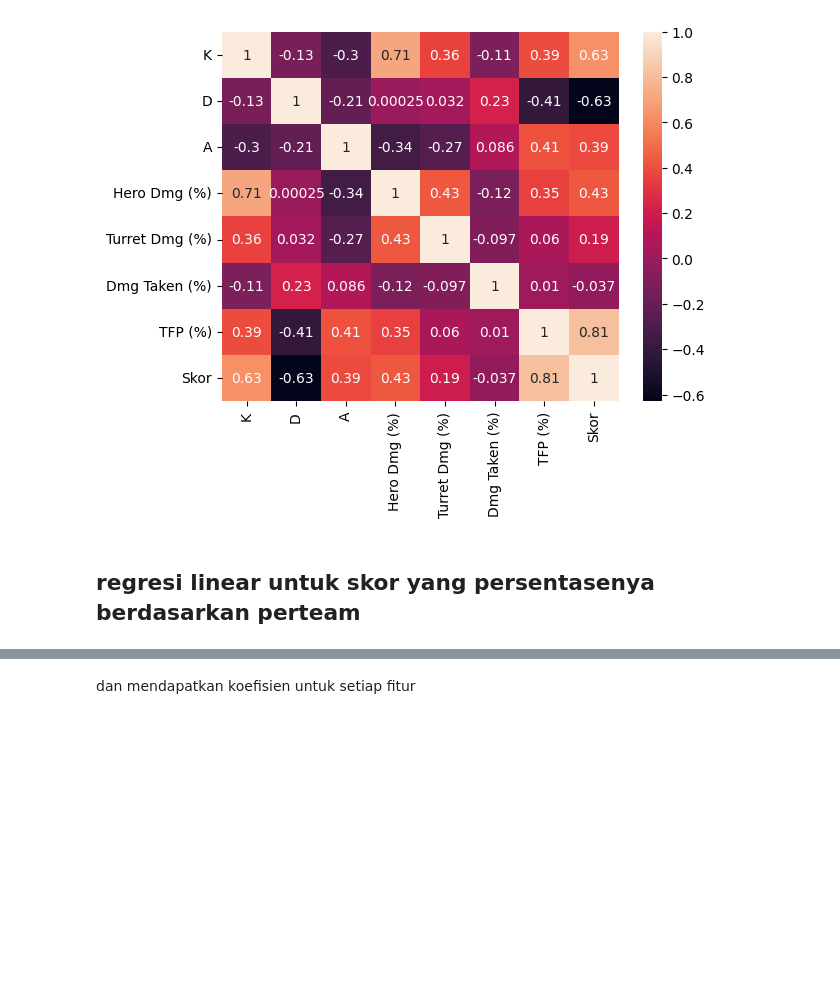
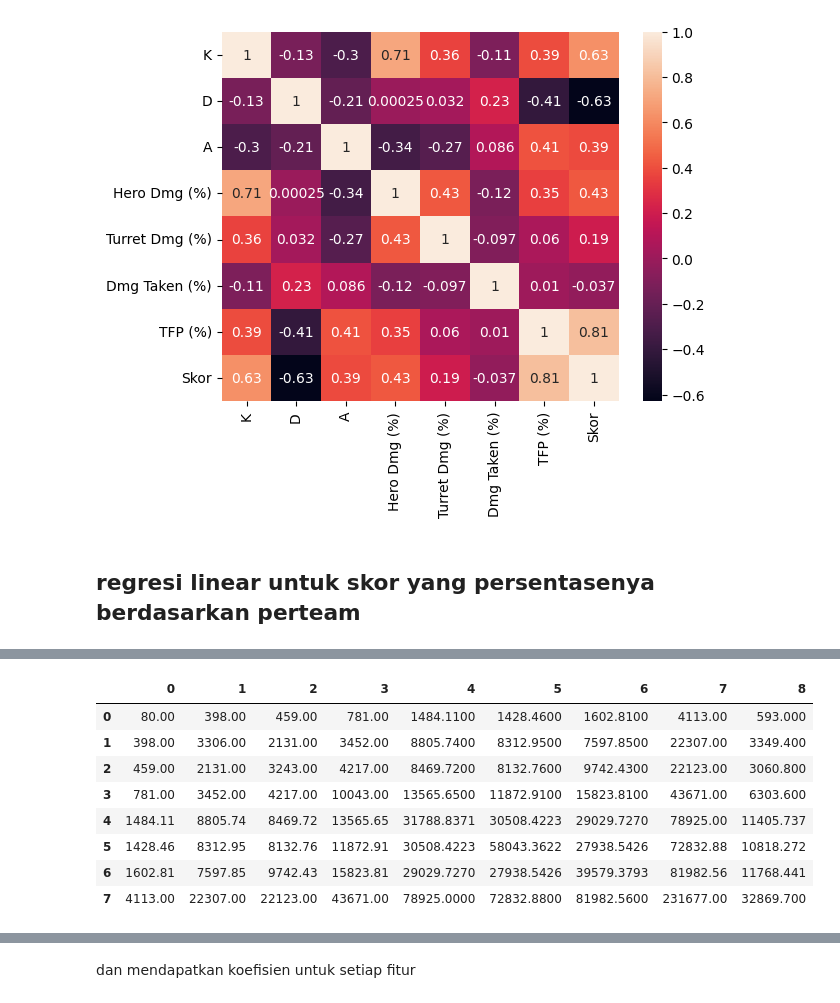
Before and after one commit to umbiumbiian/Mobile-Legend-Bang-Bang, a Jupyter notebook: notebook/main.ipynb, the cells around one changed output, grey strips where cells are left out. Cells and saved outputs as stored; diff of their text form; code cells hidden in the pictures; blank space fills up the shorter version.

```diff
--- a/notebook/main.ipynb
+++ b/notebook/main.ipynb
@@ -446,7 +478,17 @@ sns.heatmap(corr, annot=True)
 # %%
 from sklearn.model_selection import train_test_split
 
-x_team = df_all_team.drop(columns=['Skor'])
-y_team = df_all_team['Skor']
+# Pastikan kolom index-like tidak ikut sebagai fitur
+df_team_clean = df_all_team.copy()
+df_team_clean = df_team_clean.loc[:, ~df_team_clean.columns.str.contains(r'^(Unnamed|index|Index|level_0)$', case=False, regex=True)]
+x_team = df_team_clean.drop(columns=['Skor'], errors='ignore')
+y_team = df_team_clean['Skor']
 
 x_train, x_test, y_train, y_test = train_test_split(x_team, y_team, test_size=0.2, random_state=42)
+
+x_train = x_train.reset_index(drop=True)
+y_train = y_train.reset_index(drop=True)
+x_test = x_test.reset_index(drop=True)
+y_test = y_test.reset_index(drop=True)
+
+print('Features used for training:', list(x_train.columns))
@@ -452,0 +497,17 @@ x_train, x_test, y_train, y_test = train_test_split(x_team, y_team, test_size=0.
+# %%
+# Gunakan hanya fitur numerik (abaikan kolom index yang tersisa)
+X_df = x_train.select_dtypes(include=[np.number]).copy()
+dropped = [c for c in x_train.columns if c not in X_df.columns]
+if dropped:
+    print('Dropped non-numeric columns from features:', dropped)
+X = X_df.values
+# Pastikan y numeric
+y = pd.to_numeric(y_train, errors='coerce').fillna(0).values.reshape(-1,1)
+# Tambah bias (intercept) kolom
+X = np.column_stack((np.ones(len(X)), X))
+
+XtX = X.T @ X
+Xty = X.T @ y
+
+print(XtX)
+print(Xty)
@@ -452,0 +532,13 @@ x_train, x_test, y_train, y_test = train_test_split(x_team, y_team, test_size=0.
+# %%
+aug = np.hstack((XtX, Xty))
+pd.DataFrame(aug)
+# %% [output]
+|  | 0 | 1 | 2 | 3 | 4 | 5 | 6 | 7 | 8 |
+| 0 | 80.00 | 398.00 | 459.00 | 781.00 | 1484.1100 | 1428.4600 | 1602.8100 | 4113.00 | 593.000 |
+| 1 | 398.00 | 3306.00 | 2131.00 | 3452.00 | 8805.7400 | 8312.9500 | 7597.8500 | 22307.00 | 3349.400 |
+| 2 | 459.00 | 2131.00 | 3243.00 | 4217.00 | 8469.7200 | 8132.7600 | 9742.4300 | 22123.00 | 3060.800 |
+| 3 | 781.00 | 3452.00 | 4217.00 | 10043.00 | 13565.6500 | 11872.9100 | 15823.8100 | 43671.00 | 6303.600 |
+| 4 | 1484.11 | 8805.74 | 8469.72 | 13565.65 | 31788.8371 | 30508.4223 | 29029.7270 | 78925.00 | 11405.737 |
+| 5 | 1428.46 | 8312.95 | 8132.76 | 11872.91 | 30508.4223 | 58043.3622 | 27938.5426 | 72832.88 | 10818.272 |
+| 6 | 1602.81 | 7597.85 | 9742.43 | 15823.81 | 29029.7270 | 27938.5426 | 39579.3793 | 81982.56 | 11768.441 |
+| 7 | 4113.00 | 22307.00 | 22123.00 | 43671.00 | 78925.0000 | 72832.8800 | 81982.5600 | 231677.00 | 32869.700 |
```
Also changed, not shown: parts of 17 cells of this notebook.
